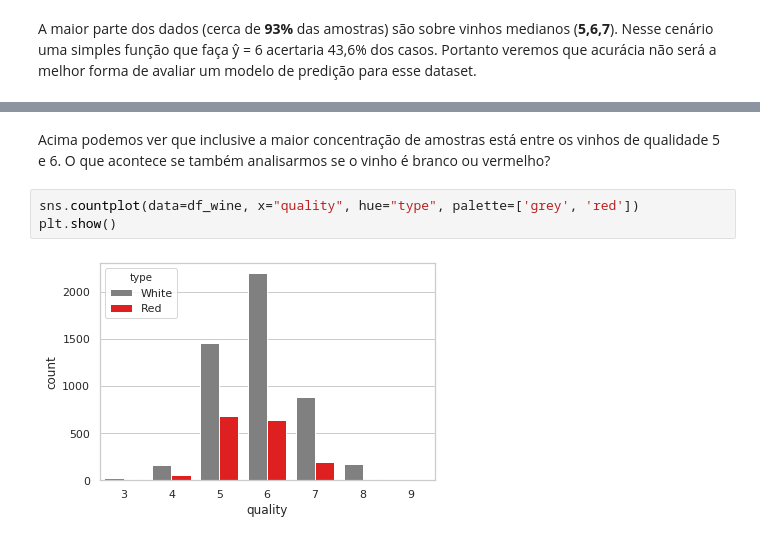
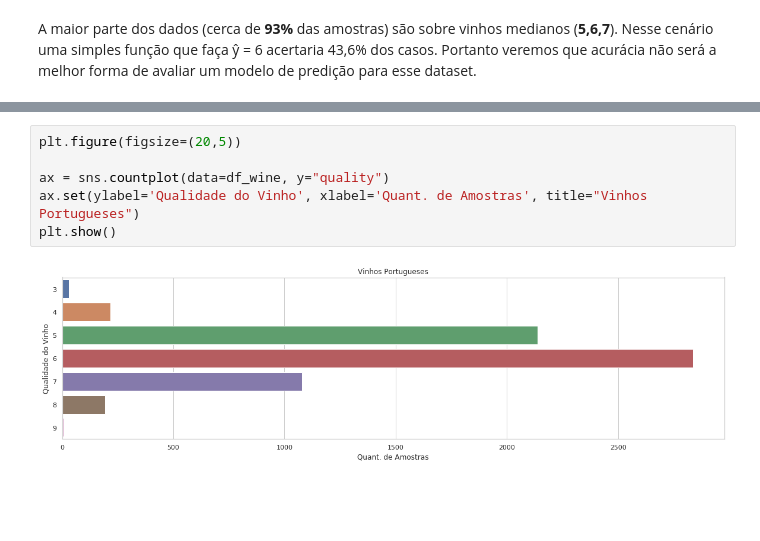
Before and after one commit to ebertolo/wine-quality, a Jupyter notebook: wine-quality-analysis.ipynb, the cells around one changed output, grey strips where cells are left out. Cells and saved outputs as stored; diff of their text form; blank space fills up the shorter version.

```diff
--- a/wine-quality-analysis.ipynb
+++ b/wine-quality-analysis.ipynb
@@ -69,7 +86,8 @@ plt.show()
-# %% [markdown]
-Acima podemos ver que inclusive a maior concentração de amostras está entre os vinhos de qualidade 5 e 6. O que acontece se também analisarmos se o vinho é branco ou vermelho?
-# %%
-sns.countplot(data=df_wine, x="quality", hue="type", palette=['grey', 'red'])
-plt.show()
-# %% [output]
-[figure, removed]
+# %%
+plt.figure(figsize=(20,5))
+
+ax = sns.countplot(data=df_wine, y="quality")
+ax.set(ylabel='Qualidade do Vinho', xlabel='Quant. de Amostras', title="Vinhos Portugueses")
+plt.show()
+# %% [output]
+[figure, added]
```
Also changed, not shown: parts of 25 cells of this notebook.
